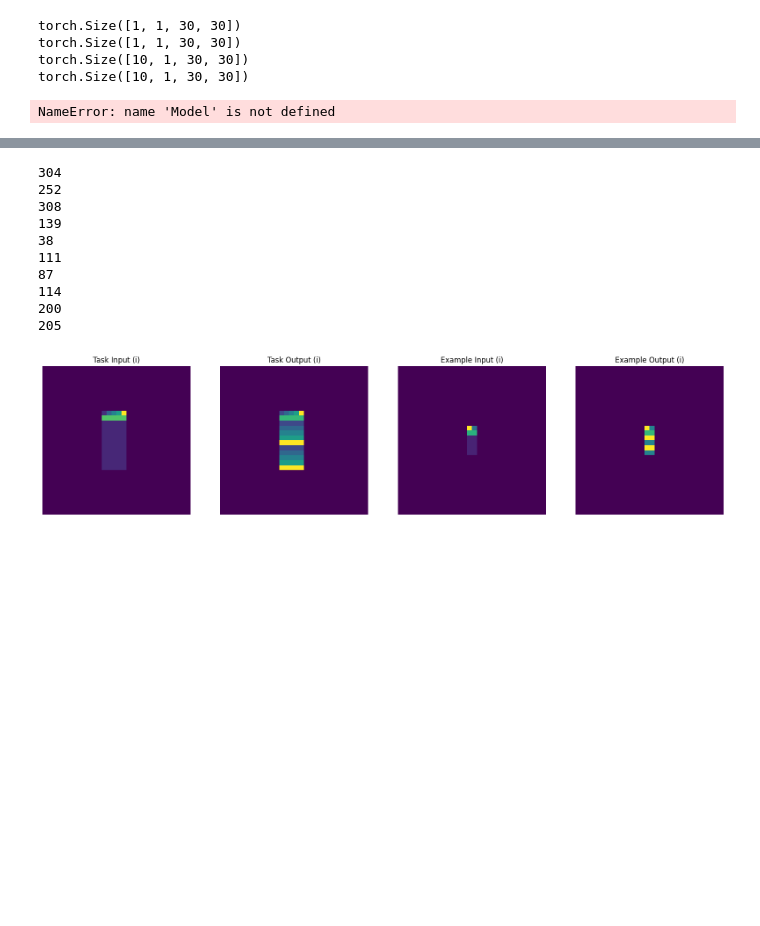
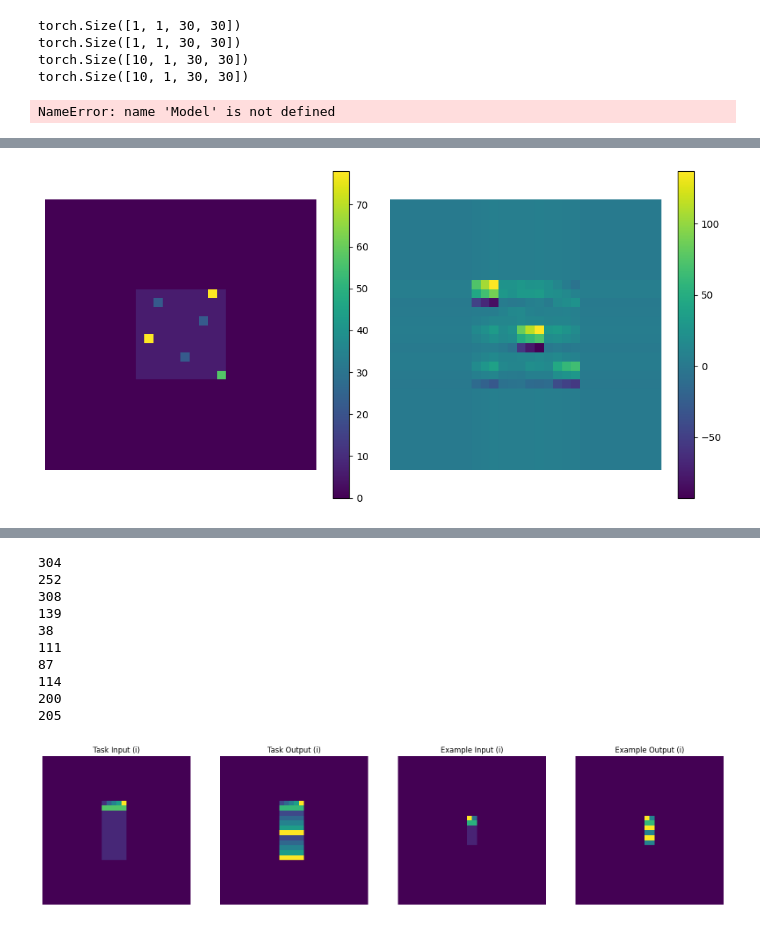
Before and after one commit to wooseungw/ARC, a Jupyter notebook: data_loader_sw.ipynb, the cells around one changed output, grey strips where cells are left out. Drawn from its saved outputs; the diff is of its cells as text; code cells hidden in the pictures; blank space fills up the shorter version.

```diff
--- a/data_loader_sw.ipynb
+++ b/data_loader_sw.ipynb
@@ -188,3 +188,82 @@ torch.Size([1, 1, 30, 30])
 torch.Size([10, 1, 30, 30])
 torch.Size([10, 1, 30, 30])
 NameError: name 'Model' is not defined
+# %%
+import torch
+from einops import rearrange
+import torch.nn as nn
+
+import matplotlib.pyplot as plt
+import seaborn as sns
+
+class AA(nn.Module):
+    def __init__(self,embedding_dim=8):
+        super(AA, self).__init__()
+        # self.cq = nn.Conv2d(1, embedding_dim, 3,1,1)
+        # self.ck = nn.Conv2d(1, embedding_dim, 3,1,1)
+        # self.cv = nn.Conv2d(1, embedding_dim, 3,1,1)
+        self.cq1 = nn.Conv2d(in_channels=1, out_channels=1, kernel_size=(3,1), stride=1, padding=1, groups=1)
+        self.cq2 = nn.Conv2d(in_channels=1, out_channels=embedding_dim, kernel_size=(1,3), stride=1, padding=0)
+        self.ck1 = nn.Conv2d(in_channels=1, out_channels=1, kernel_size=(3,1), stride=1, padding=1, groups=1)
+        self.ck2 = nn.Conv2d(in_channels=1, out_channels=embedding_dim, kernel_size=(1,3), stride=1, padding=0)
+        self.cv1 = nn.Conv2d(in_channels=1, out_channels=1, kernel_size=(3,1), stride=1, padding=1, groups=1)
+        self.cv2 = nn.Conv2d(in_channels=1, out_channels=embedding_dim, kernel_size=(1,3), stride=1, padding=0)
+    def forward(self, x):
+        # q = self.cq(x)
+        # k = self.ck(x)
+        # v = self.cv(x)
+        q = self.cq2(self.cq1(x))
+        k = self.ck2(self.ck1(x))
+        v = self.cv2(self.cv1(x))
+        qk = torch.matmul(q, k.transpose(2, 3))
+        print(qk.shape)
+        qk2 = F.softmax(qk, dim=-1)
+        x = torch.matmul(qk2, v)
+
+        return x, qk
+
+model = AA()
+output, attn_weights = model(ti[1])
+print(output.shape)
+
+attn_weights = attn_weights.detach().cpu().numpy()
+print(attn_weights.shape)
+attn_weights = attn_weights[0, 0]
+print(attn_weights.shape)
+#attn_weights = rearrange(attn_weights, '(h w) c -> c h w',h = 30)
+# 어텐션 가중치를 시각화하기 위한 히트맵
+plt.figure(figsize=(10, 5))
+input_image = ti[1,0,0]
+# 첫 번째 서브플롯: 입력 이미지
+plt.subplot(1, 2, 1)
+plt.imshow(input_image, cmap='viridis')
+plt.colorbar()
+plt.axis('off')
+
+# 두 번째 서브플롯: 어텐션 가중치 히트맵
+plt.subplot(1, 2, 2)
+plt.imshow(attn_weights, cmap='viridis')
+
+plt.colorbar()
+plt.axis('off')
+
+plt.tight_layout()
+plt.show()
+
+from thop import profile
+from thop import clever_format
+
+
+# FLOPs 및 파라미터 수 계산
+try:
+    flops, params = profile(model, inputs=(ti[1],))
+    flops, params = clever_format([flops, params], "%.3f")
+    print(f"FLOPs: {flops}")
+    print(f"파라미터 수: {params}")
+except Exception as e:
+    print(f"Error during profiling: {e}")
+
+from torchinfo import summary
+
+summary(model, input_size=(1, 1, 30, 30))
+# %% [output]
@@ -190,0 +274 @@ NameError: name 'Model' is not defined
+[figure, added]
```
Also changed, not shown: parts of 3 cells of this notebook.
